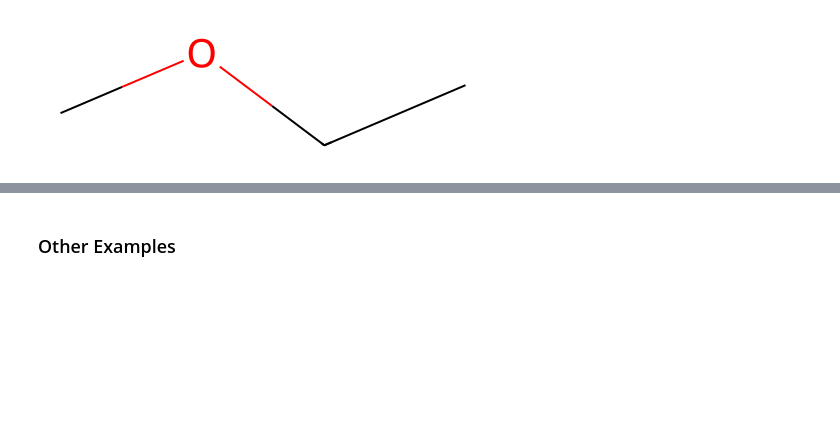
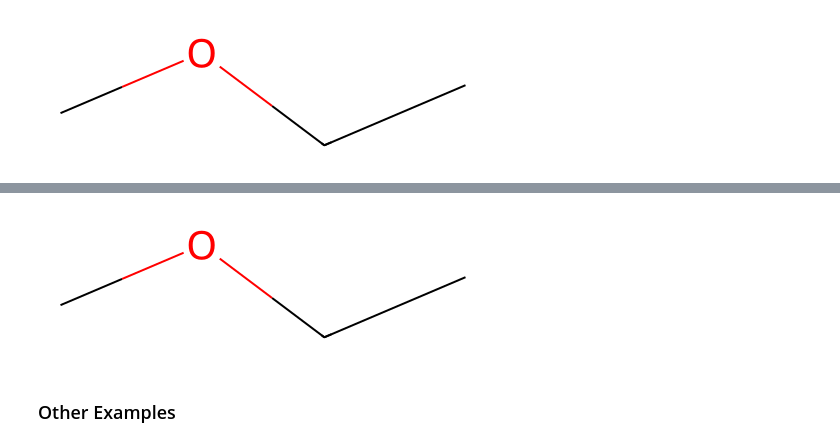
Before and after one commit to matta-research-group/SwiftPol, a Jupyter notebook: Example_Notebooks/rxn_smarts.ipynb, the cells around one changed output, grey strips where cells are left out. Cells and saved outputs as stored; diff of their text form; code cells hidden in the pictures; blank space fills up the shorter version.

```diff
--- a/Example_Notebooks/rxn_smarts.ipynb
+++ b/Example_Notebooks/rxn_smarts.ipynb
@@ -65,2 +45,9 @@ ROP_iodine.RunReactants((reactant1, reactant2))[0][0]
+# %%
+from swiftpol import build
+build.build_polymer(sequence = 'AB',
+                    monomer_list= ['ICCOI', 'ICOI'], # Iodine is used to mark reaction sites
+                    reaction = condensation_swiftpol)
+# %% [output]
+[figure, added]
 # %% [markdown]
 ### Other Examples
```
Also changed, not shown: parts of 14 cells of this notebook.
